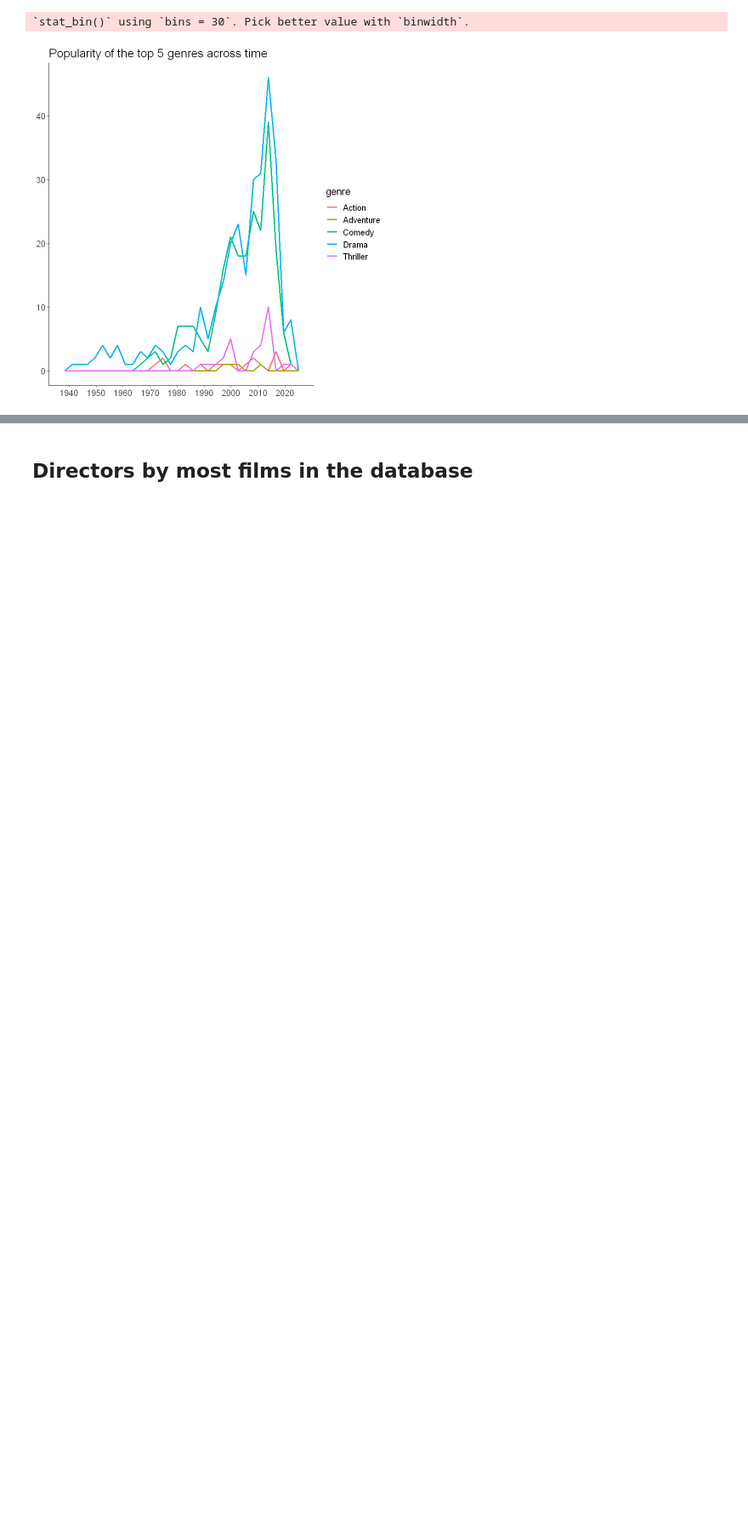
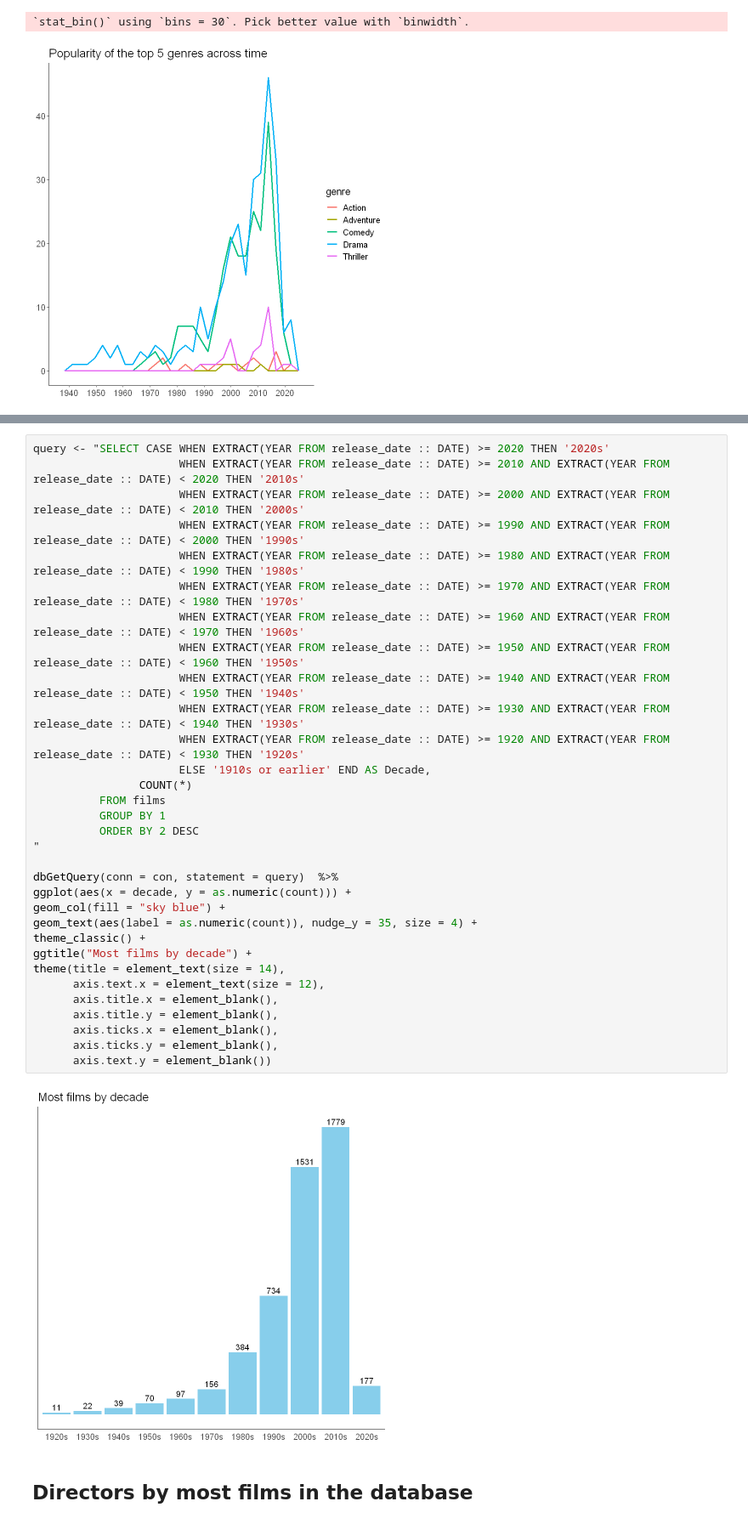
Before and after one commit to JacopoMalatesta/imdb_most_popular_films, a Jupyter notebook: scripts/04 - Querying and visualizing the results with SQL and R.ipynb, the cells around one changed output, grey strips where cells are left out. Shown at 85% size. Drawn from its saved outputs; the diff is of its cells as text; blank space fills up the shorter version.

Commit message:
Added one graph to script 04

```diff
--- a/scripts/04 - Querying and visualizing the results with SQL and R.ipynb
+++ b/scripts/04 - Querying and visualizing the results with SQL and R.ipynb
@@ -93,3 +95,37 @@ theme(title = element_text(size = 14),
+# %%
+query <- "SELECT CASE WHEN EXTRACT(YEAR FROM release_date :: DATE) >= 2020 THEN '2020s'
+                      WHEN EXTRACT(YEAR FROM release_date :: DATE) >= 2010 AND EXTRACT(YEAR FROM release_date :: DATE) < 2020 THEN '2010s'
+                      WHEN EXTRACT(YEAR FROM release_date :: DATE) >= 2000 AND EXTRACT(YEAR FROM release_date :: DATE) < 2010 THEN '2000s'
+                      WHEN EXTRACT(YEAR FROM release_date :: DATE) >= 1990 AND EXTRACT(YEAR FROM release_date :: DATE) < 2000 THEN '1990s'
+                      WHEN EXTRACT(YEAR FROM release_date :: DATE) >= 1980 AND EXTRACT(YEAR FROM release_date :: DATE) < 1990 THEN '1980s'
+                      WHEN EXTRACT(YEAR FROM release_date :: DATE) >= 1970 AND EXTRACT(YEAR FROM release_date :: DATE) < 1980 THEN '1970s'
+                      WHEN EXTRACT(YEAR FROM release_date :: DATE) >= 1960 AND EXTRACT(YEAR FROM release_date :: DATE) < 1970 THEN '1960s'
+                      WHEN EXTRACT(YEAR FROM release_date :: DATE) >= 1950 AND EXTRACT(YEAR FROM release_date :: DATE) < 1960 THEN '1950s'
+                      WHEN EXTRACT(YEAR FROM release_date :: DATE) >= 1940 AND EXTRACT(YEAR FROM release_date :: DATE) < 1950 THEN '1940s'
+                      WHEN EXTRACT(YEAR FROM release_date :: DATE) >= 1930 AND EXTRACT(YEAR FROM release_date :: DATE) < 1940 THEN '1930s'
+                      WHEN EXTRACT(YEAR FROM release_date :: DATE) >= 1920 AND EXTRACT(YEAR FROM release_date :: DATE) < 1930 THEN '1920s'
+                      ELSE '1910s or earlier' END AS Decade,
+                COUNT(*)
+          FROM films
+          GROUP BY 1
+          ORDER BY 2 DESC
+"
+
+dbGetQuery(conn = con, statement = query)  %>%
+ggplot(aes(x = decade, y = as.numeric(count))) +
+geom_col(fill = "sky blue") +
+geom_text(aes(label = as.numeric(count)), nudge_y = 35, size = 4) +
+theme_classic() +
+ggtitle("Most films by decade") +
+theme(title = element_text(size = 14),
+      axis.text.x = element_text(size = 12),
+      axis.title.x = element_blank(),
+      axis.title.y = element_blank(),
+      axis.ticks.x = element_blank(),
+      axis.ticks.y = element_blank(),
+      axis.text.y = element_blank())
+# %% [output]
+[figure, added]
 # %% [markdown]
 ## Directors by most films in the database
 # %% [markdown]
```
Also changed, not shown: parts of 12 cells of this notebook.
